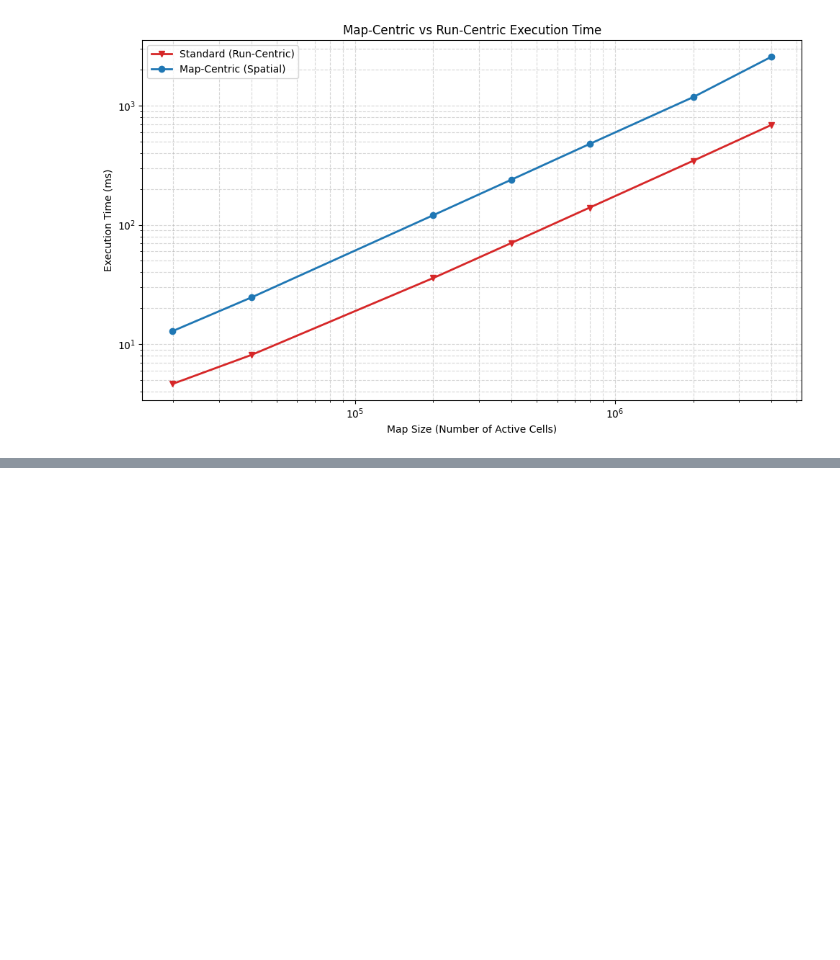
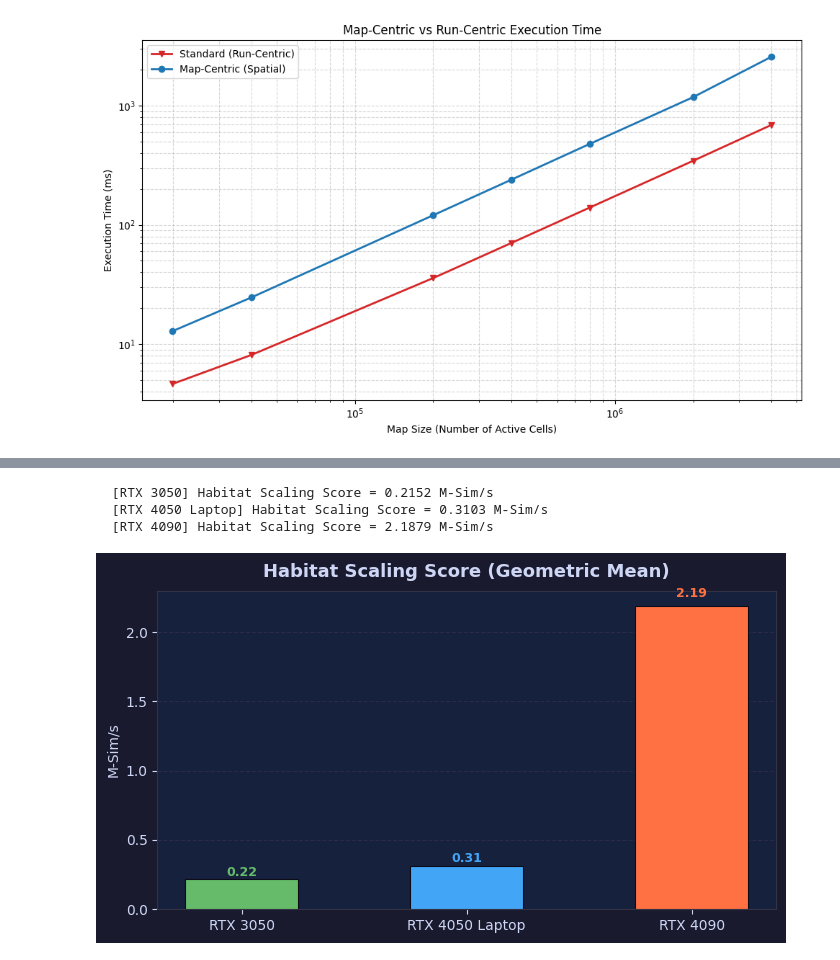
Before and after one commit to emanuelegaliano/pyroclast, a Jupyter notebook: report_temp.ipynb, the cells around one changed output, grey strips where cells are left out. Cells and saved outputs as stored; diff of their text form; code cells hidden in the pictures; blank space fills up the shorter version.

```diff
--- a/report.ipynb
+++ b/report_temp.ipynb
@@ -1185,0 +1313,21 @@ else:
+# %%
+hab_scores = {}
+for label, folder in GPU_MAP.items():
+    path = os.path.join(BASE_CSV, folder, "habitat_scaling.csv")
+    if not os.path.exists(path):
+        print(f"  [{label}] habitat_scaling.csv not found — skipping")
+        continue
+    df = pd.read_csv(path)
+    score = gmean(df["Throughput (Sim/s)"].values) / 1e6  # M-Sim/s
+    hab_scores[label] = score
+    print(f"  [{label}] Habitat Scaling Score = {score:.4f} M-Sim/s")
+
+fig, ax = plt.subplots(figsize=(7, 4), facecolor="#1a1a2e")
+bar_chart(hab_scores, "Habitat Scaling Score (Geometric Mean)", "M-Sim/s", ax=ax)
+plt.tight_layout()
+plt.show()
+# %% [output]
+  [RTX 3050] Habitat Scaling Score = 0.2152 M-Sim/s
+  [RTX 4050 Laptop] Habitat Scaling Score = 0.3103 M-Sim/s
+  [RTX 4090] Habitat Scaling Score = 2.1879 M-Sim/s
+[figure, added]
```
Also changed, not shown: parts of 14 cells of this notebook, 6 other files.
